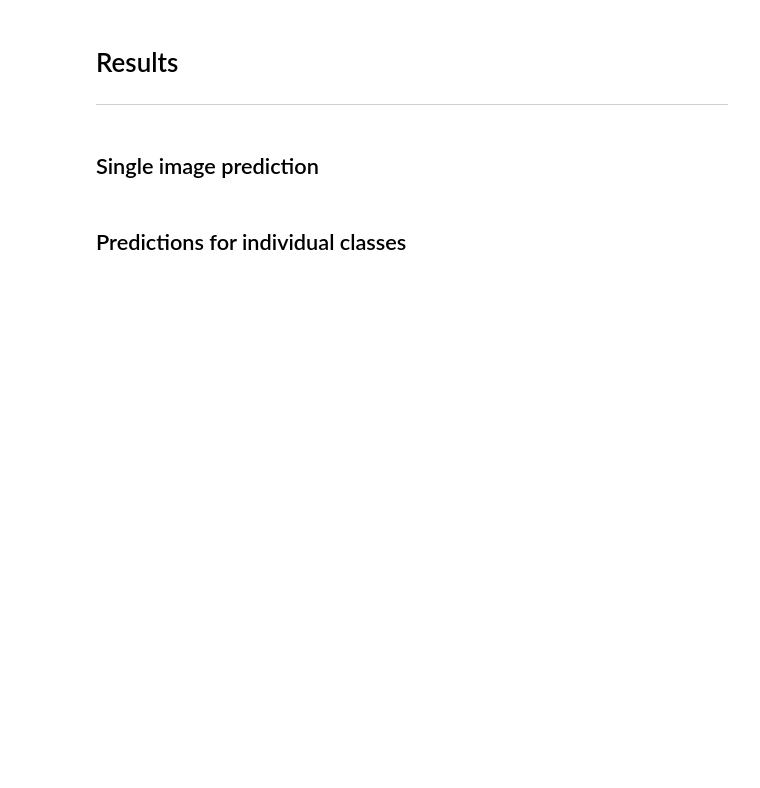
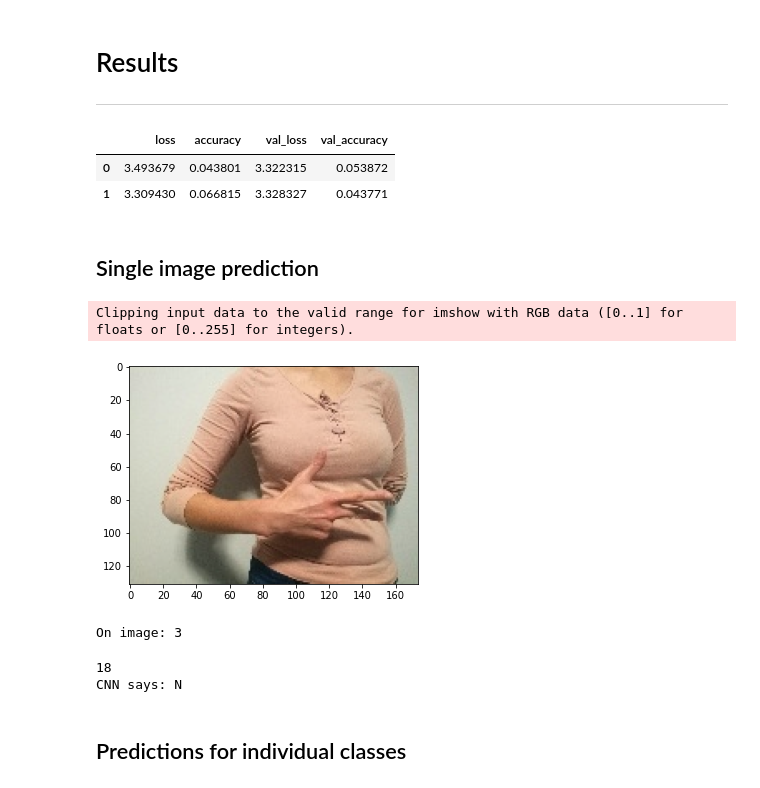
Before and after one commit to werd0n4/hand-gesture-classification, a Jupyter notebook: Main.ipynb, the cells around one changed output. Saved outputs shown, nothing was run; the diff lists cells and outputs as text; code cells hidden in the pictures; blank space fills up the shorter version.

Commit message:
First run with new dataset

```diff
--- a/Main.ipynb
+++ b/Main.ipynb
@@ -151,7 +150,7 @@ def create_model():
     # CONVOLUTIONAL LAYER
     model.add(Conv2D(
         filters=6,
-        kernel_size=(5,5),
+        kernel_size=(3,3),
         input_shape=(131, 174, 3),
         activation='relu'
     ))
@@ -165,7 +164,7 @@ def create_model():
     # CONVOLUTIONAL LAYER
     model.add(Conv2D(
         filters=16,
-        kernel_size=(5,5),
+        kernel_size=(3,3),
         input_shape=(62, 84, 6),
         activation='relu'
     ))
@@ -179,7 +178,7 @@ def create_model():
     model.add(Flatten())
     model.add(Dense(128, activation='relu'))
     model.add(Dense(84, activation='relu'))
-    model.add(Dense(27, activation='softmax'))
+    model.add(Dense(28, activation='softmax'))
 
     model.compile(
         loss='categorical_crossentropy',
@@ -197,4 +196,4 @@ def create_model():
 # resize(imgs_dir_path)
 # sanity_check(imgs_dir_path)
 # %%
-X_train, Y_train, X_test, Y_train = load_dataset()
+X_train, Y_train, X_test, Y_test = load_dataset()
@@ -207,9 +200,9 @@ print(classes_count)
 # %%
-X_train, X_test, Y_train, Y_test = train_test_split(X, Y, test_size = 0.2)
+# X_train, X_test, Y_train, Y_test = train_test_split(X, Y, test_size = 0.2)
 # %%
 # One hot encoding
-Y_cat_train = to_categorical(Y_train)
-Y_cat_test = to_categorical(Y_test)
+Y_cat_train = to_categorical(Y_train, 28)
+Y_cat_test = to_categorical(Y_test, 28)
 # %% [markdown]
 # Create and train model
 
@@ -228,16 +245,28 @@ CNN.fit(X_train, Y_cat_train, epochs=32, validation_data=(X_test, Y_cat_test), c
 # %%
 metrics = pd.DataFrame(CNN.history.history)
 metrics
+# %% [output]
+|  | loss | accuracy | val_loss | val_accuracy |
+| 0 | 3.493679 | 0.043801 | 3.322315 | 0.053872 |
+| 1 | 3.309430 | 0.066815 | 3.328327 | 0.043771 |
 # %% [markdown]
 ## Single image prediction
 # %%
-my_hand = X_test[0]
-show_img(0, X_test, Y_cat_test)
+nmb = 2
+my_hand = X_test[nmb]
+show_img(nmb, X_test, Y_cat_test)
+# %% [output]
+Clipping input data to the valid range for imshow with RGB data ([0..1] for floats or [0..255] for integers).
+[figure, added]
+On image: 3
 # %%
 my_hand = my_hand.reshape(1, 131, 174, 3)
 result = CNN.predict_classes(my_hand)
 result = int(result)
 print('CNN says: ' + class_names[result])
+# %% [output]
+18
+CNN says: N
 # %% [markdown]
 ## Predictions for individual classes
 # %%
```
Also changed, not shown: parts of 6 cells of this notebook.
